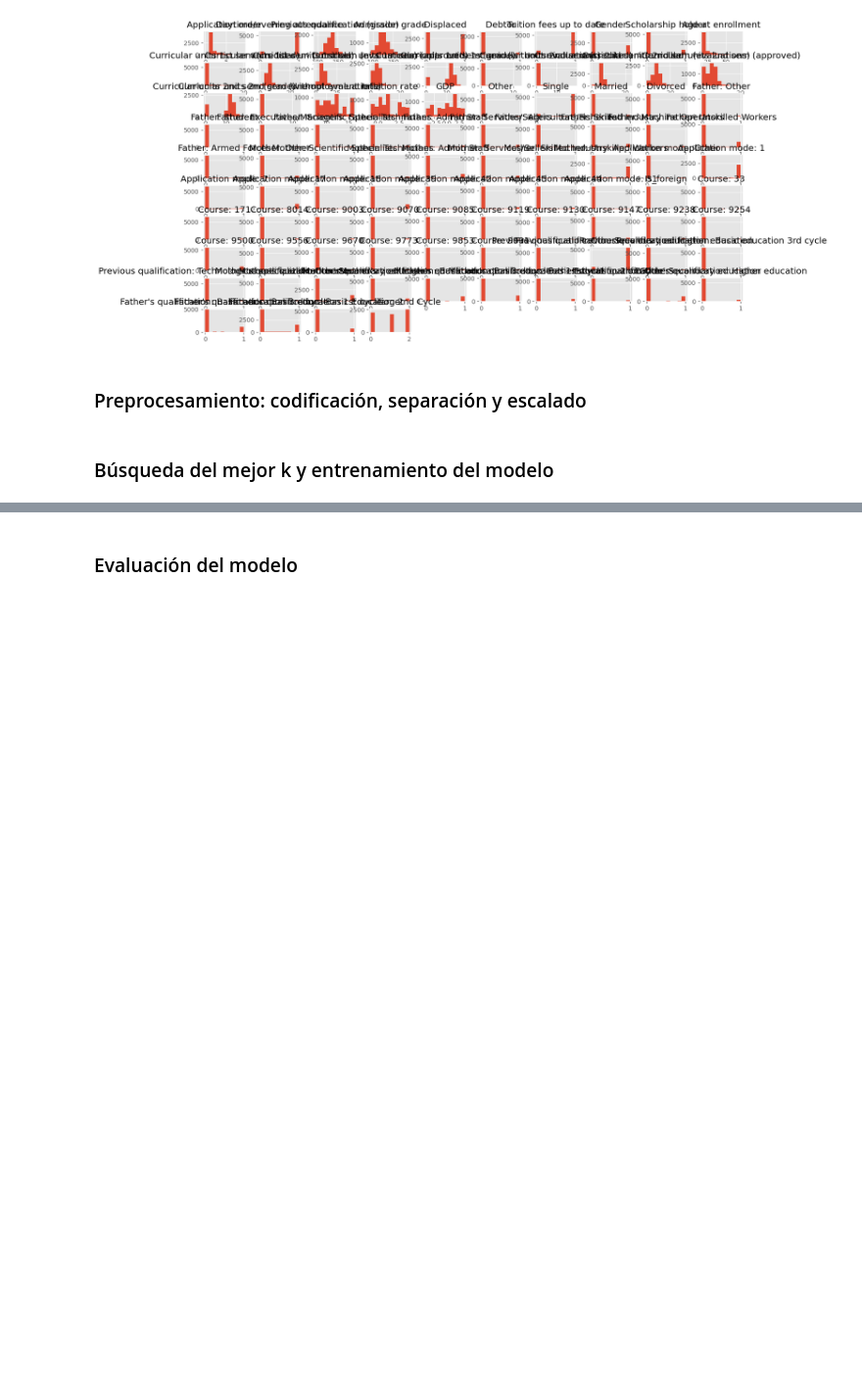
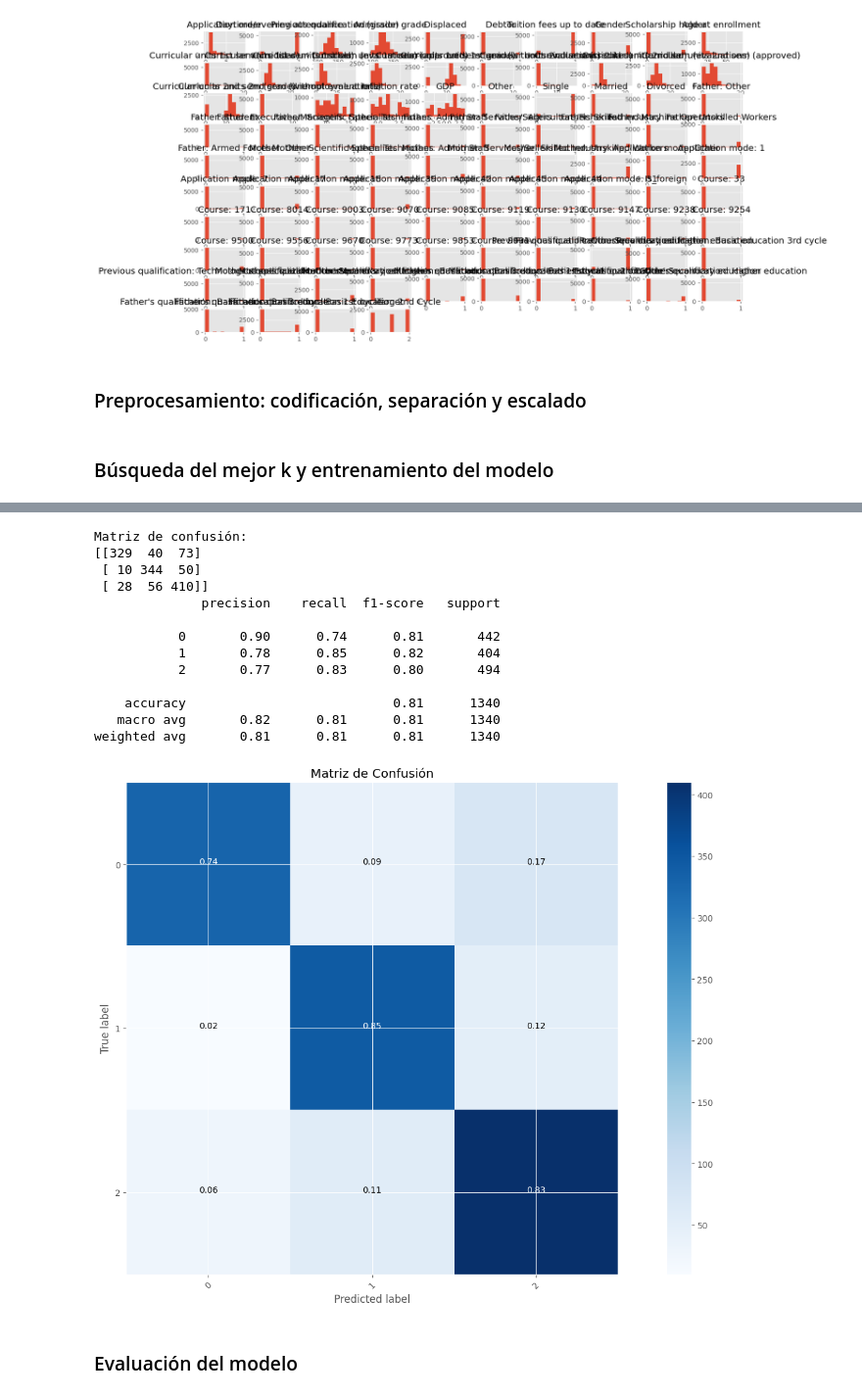
Before and after one commit to criissuarezzz/OriginofMusic, a Jupyter notebook: knn mejora.ipynb, the cells around one changed output, grey strips where cells are left out. Shown: that part at 98% size. Cells and saved outputs as stored; diff of their text form; code cells hidden in the pictures; blank space fills up the shorter version.

```diff
--- a/knn mejora.ipynb
+++ b/knn mejora.ipynb
@@ -102,3 +94,49 @@ Test accuracy: 0.77
+# %%
+#matriz de confusión con la mejor combinación
+y_pred = best_model.predict(X_test_scaled)
+cm = confusion_matrix(y_test, y_pred)
+print("Matriz de confusión:")
+print(cm)
+print(classification_report(y_test, y_pred, target_names=[str(cls) for cls in y_le.classes_]))
+# --- Visualización de la matriz de confusión ---
+def plot_confusion_matrix(cm, classes, title='Confusion Matrix', cmap=plt.cm.Blues):
+    plt.imshow(cm, interpolation='nearest', cmap=cmap)
+    plt.title(title)
+    plt.colorbar()
+    tick_marks = np.arange(len(classes))
+    plt.xticks(tick_marks, classes, rotation=45)
+    plt.yticks(tick_marks, classes)
+
+    # Normalizar la matriz de confusión
+    cm_normalized = cm.astype('float') / cm.sum(axis=1)[:, np.newaxis]
+    cm_normalized[np.isnan(cm_normalized)] = 0
+
+    thresh = cm_normalized.max() / 2.
+    for i, j in np.ndindex(cm_normalized.shape):
+        plt.text(j, i, f"{cm_normalized[i, j]:.2f}",
+                 horizontalalignment="center",
+                 color="white" if cm_normalized[i, j] > thresh else "black")
+
+    plt.ylabel('True label')
+    plt.xlabel('Predicted label')
+    plt.tight_layout()
+plot_confusion_matrix(cm, classes=y_le.classes_, title='Matriz de Confusión')
+plt.show()
+# %% [output]
+Matriz de confusión:
+[[329  40  73]
+ [ 10 344  50]
+ [ 28  56 410]]
+              precision    recall  f1-score   support
+
+           0       0.90      0.74      0.81       442
+           1       0.78      0.85      0.82       404
+           2       0.77      0.83      0.80       494
+
+    accuracy                           0.81      1340
+   macro avg       0.82      0.81      0.81      1340
+weighted avg       0.81      0.81      0.81      1340
+[figure, added]
 # %% [markdown]
 ### Evaluación del modelo
 # %%
```
Also changed, not shown: parts of 2 cells of this notebook.
